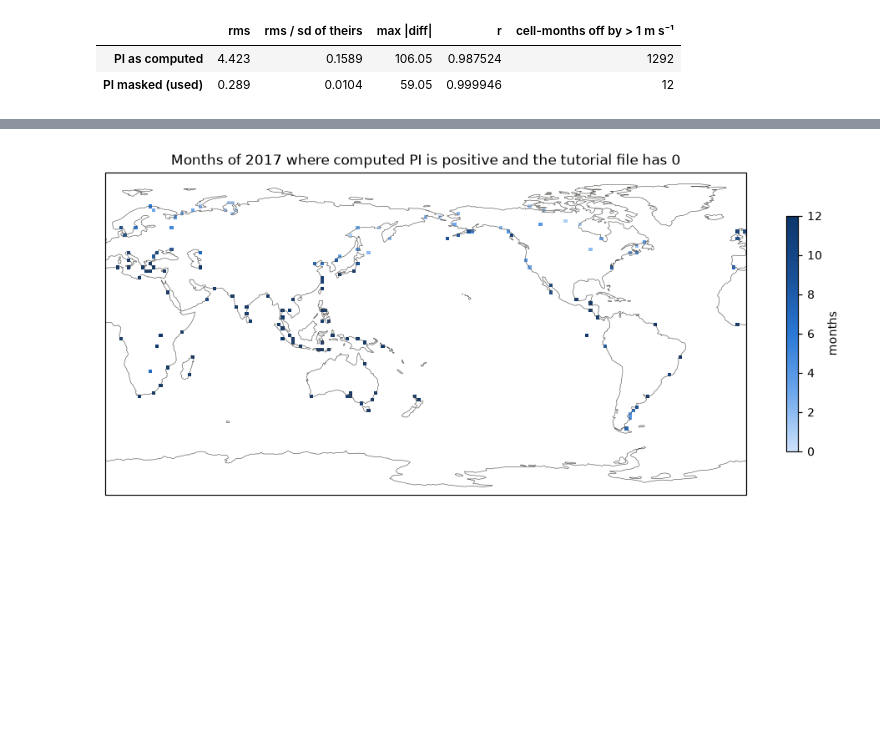
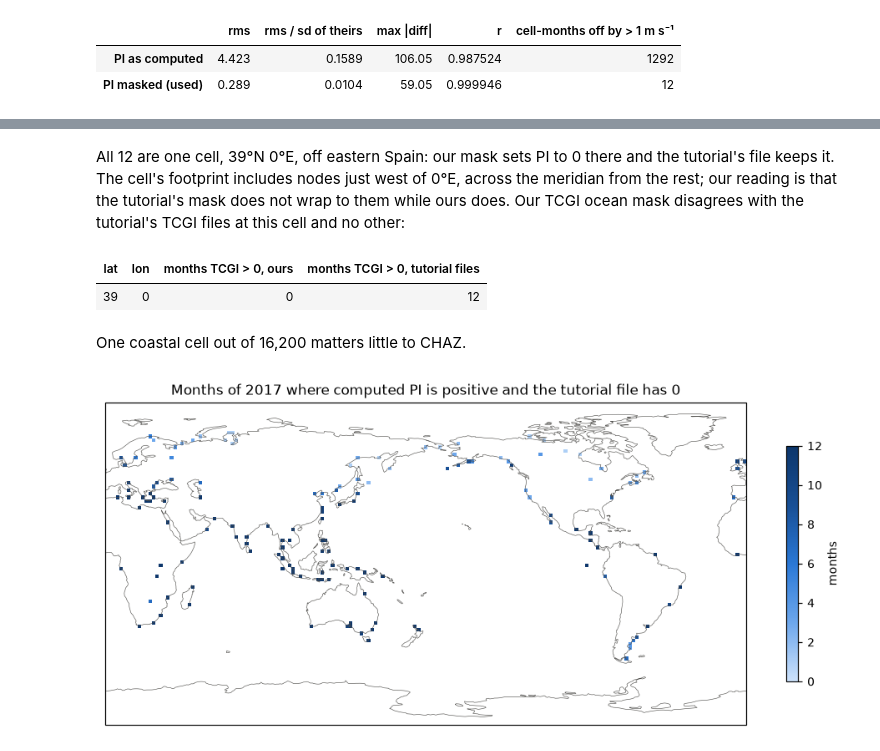
Before and after one commit to carbonplan/ocr-multi-hazard, a Jupyter notebook: docs/methods/hurricane-risk/forcing.ipynb, the cells around one changed output, grey strips where cells are left out. Drawn from its saved outputs; the diff is of its cells as text; code cells hidden in the pictures; blank space fills up the shorter version.

```diff
--- a/docs/methods/hurricane-risk/forcing.ipynb
+++ b/docs/methods/hurricane-risk/forcing.ipynb
@@ -263,3 +289,29 @@ bilinear footprint wraps across the 0° meridian. The TCGI ocean mask differs at
+# %% [markdown]
+All 12 are one cell, 39°N 0°E, off eastern Spain: our mask sets PI to 0 there and the
+tutorial's file keeps it. The cell's footprint includes nodes just west of 0°E, across the
+meridian from the rest; our reading is that the tutorial's mask does not wrap to them while ours
+does. Our TCGI ocean mask disagrees with the tutorial's TCGI files at this cell and no other:
+# %%
+c = xr.open_dataset(store.path(f'{store.VALIDATION}/compare_2017.nc'))
+ours_ocean = c['TCGI_CRH_ours'].fillna(0) > 0
+files_ocean = c['TCGI_CRH_published'].fillna(0) > 0
+cells = (ours_ocean != files_ocean).any('month')
+pd.DataFrame(
+    [
+        {
+            'lat': c['lat'].values[i],
+            'lon': c['lon'].values[j],
+            'months TCGI > 0, ours': int(ours_ocean[:, i, j].sum()),
+            'months TCGI > 0, tutorial files': int(files_ocean[:, i, j].sum()),
+        }
+        for i, j in zip(*np.nonzero(cells.values))
+    ]
+).style.format(precision=0).hide()
+# %% [output]
+| lat | lon | months TCGI > 0, ours | months TCGI > 0, tutorial files |
+| 39 | 0 | 0 | 12 |
+# %% [markdown]
+One coastal cell out of 16,200 matters little to CHAZ.
 # %%
 import cartopy.crs as ccrs
 
```
Also changed, not shown: parts of 3 cells of this notebook, 4 other files.
